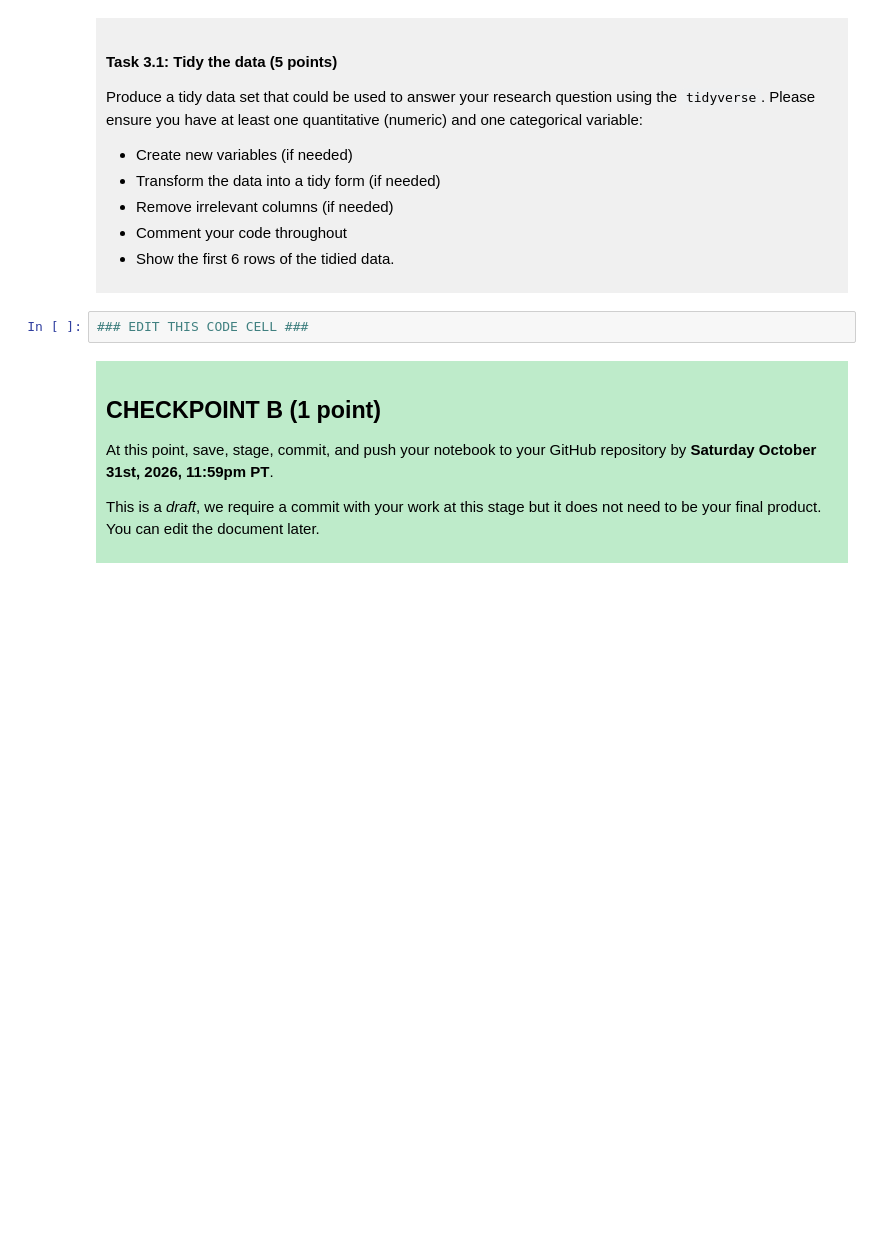
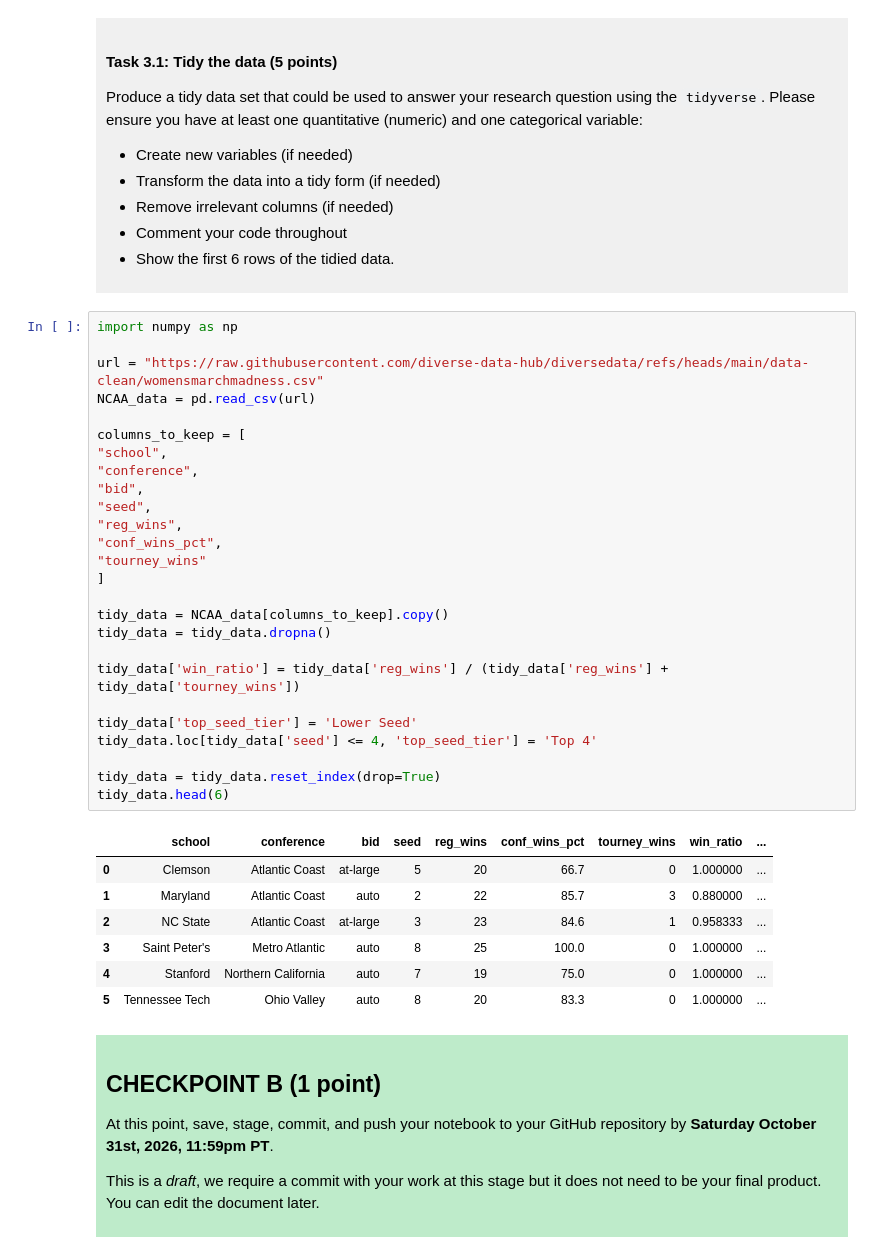
Before and after one commit to csuh02-cyber/dsci-100-project-clara, a Jupyter notebook: dsci-100-project-notebook.ipynb, the cells around one changed output. Cells and saved outputs as stored; diff of their text form; blank space fills up the shorter version.

Commit message:
Complete up to Task 3.1 (Tidying the data)

```diff
--- a/dsci-100-project-notebook.ipynb
+++ b/dsci-100-project-notebook.ipynb
@@ -198,7 +198,39 @@ Produce a tidy data set that could be used to answer your research question usin
 
 </div>
 # %%
-### EDIT THIS CODE CELL ###
+import numpy as np
+
+url = "https://raw.githubusercontent.com/diverse-data-hub/diversedata/refs/heads/main/data-clean/womensmarchmadness.csv"
+NCAA_data = pd.read_csv(url)
+
+columns_to_keep = [
+"school",
+"conference",
+"bid",
+"seed",
+"reg_wins",
+"conf_wins_pct",
+"tourney_wins"
+]
+
+tidy_data = NCAA_data[columns_to_keep].copy()
+tidy_data = tidy_data.dropna()
+
+tidy_data['win_ratio'] = tidy_data['reg_wins'] / (tidy_data['reg_wins'] + tidy_data['tourney_wins'])
+
+tidy_data['top_seed_tier'] = 'Lower Seed'
+tidy_data.loc[tidy_data['seed'] <= 4, 'top_seed_tier'] = 'Top 4'
+
+tidy_data = tidy_data.reset_index(drop=True)
+tidy_data.head(6)
+# %% [output]
+|  | school | conference | bid | seed | reg_wins | conf_wins_pct | tourney_wins | win_ratio | ... |
+| 0 | Clemson | Atlantic Coast | at-large | 5 | 20 | 66.7 | 0 | 1.000000 | ... |
+| 1 | Maryland | Atlantic Coast | auto | 2 | 22 | 85.7 | 3 | 0.880000 | ... |
+| 2 | NC State | Atlantic Coast | at-large | 3 | 23 | 84.6 | 1 | 0.958333 | ... |
+| 3 | Saint Peter's | Metro Atlantic | auto | 8 | 25 | 100.0 | 0 | 1.000000 | ... |
+| 4 | Stanford | Northern California | auto | 7 | 19 | 75.0 | 0 | 1.000000 | ... |
+| 5 | Tennessee Tech | Ohio Valley | auto | 8 | 20 | 83.3 | 0 | 1.000000 | ... |
 # %% [markdown]
 <div style="background-color: #beebca; padding: 10px;">
 
```
